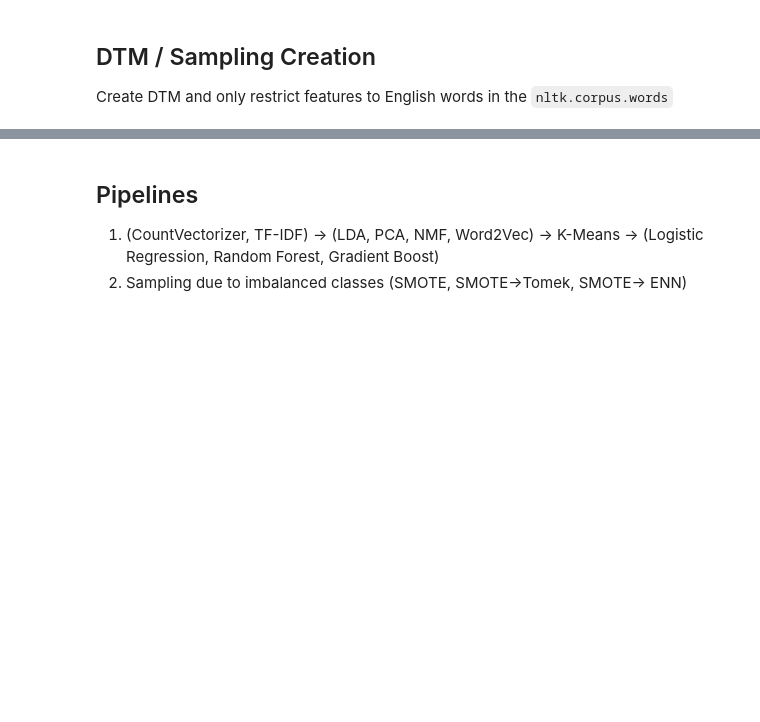
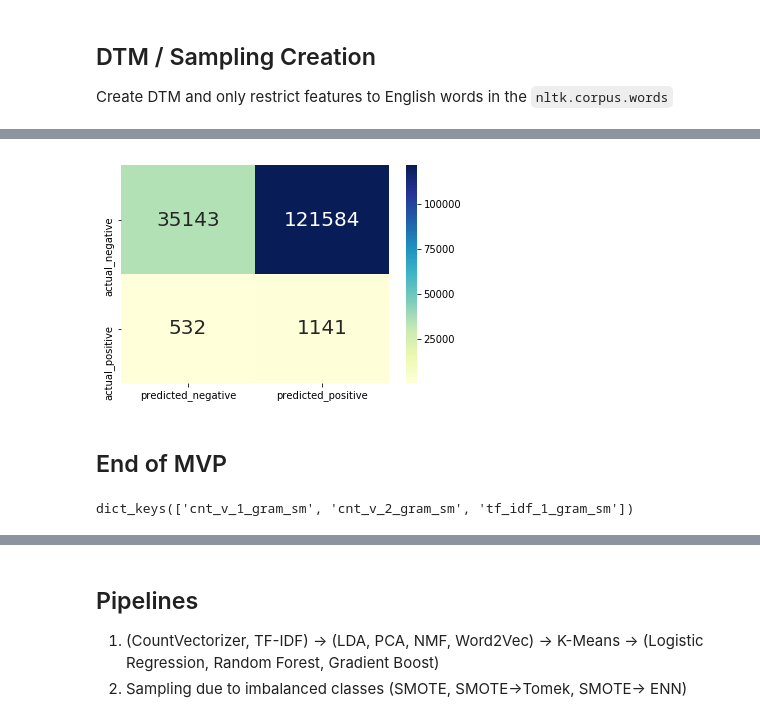
Before and after one commit to jason-sa/amazon_product_trend_classification, a Jupyter notebook: py_files/AmazonReviews.ipynb, the cells around one changed output, grey strips where cells are left out. Saved outputs shown, nothing was run; the diff lists cells and outputs as text; code cells hidden in the pictures; blank space fills up the shorter version.

```diff
--- a/py_files/AmazonReviews.ipynb
+++ b/py_files/AmazonReviews.ipynb
@@ -35,17 +35,17 @@ import AmazonReviews
 ar = AmazonReviews.AmazonReviews()
 
 PATH = '../data/amazon_reviews_us_Toys_v1_00.tsv'
-# ar.load_data(PATH)
+ar.load_data(PATH)
 
-# ar.calc_trend_score()
+ar.calc_trend_score()
 
-# ar.create_observations()
+ar.create_observations()
 
-# # ar.create_train_test_split(train_reduction=.1)
-# ar.create_train_test_split()
+# ar.create_train_test_split(train_reduction=.1)
+ar.create_train_test_split()
 # ar.dump_models()
 
-ar = ar.load_models()
+# ar = ar.load_models()
 # %% [output]
 Read from pickle...
 # %% [markdown]
@@ -111,3 +111,22 @@ pre_process_pipe = imbPipeline([
                           ('sm', SMOTE(random_state=42, n_jobs=-1))])
 
 ar.pre_process_data(pre_process_pipe, 'cnt_v_1_gram_sm')
+# %%
+first_pipe = imbPipeline([
+                          ('lda', LatentDirichletAllocation(         # could I fit on 1 of the 10 folds, and then partial fit
+                                        n_jobs=-1,
+                                        learning_method='online',
+                                        random_state=42)),
+                          ('log_transform', FunctionTransformer(np.log)),
+                          ('ss', StandardScaler()),
+                          ('log_reg', LogisticRegression(random_state=42))])
+
+params = {
+    'lda__n_components': Integer(5, 20),
+    'lda__learning_decay': Real(0.5, 1),
+    'log_reg__C': Categorical([0.001,0.01,0.1,1,10,100])
+}
+
+grid = BayesSearchCV(first_pipe, params, n_jobs=-1, n_iter=20, cv=skf, scoring='precision')
+# %%
+ar.run_model(grid, 'mvp', 'cnt_v_1_gram_sm',sample=.01)
@@ -113,0 +142,4 @@ ar.pre_process_data(pre_process_pipe, 'cnt_v_1_gram_sm')
+# %%
+ar.conf_matrix('mvp')
+# %% [output]
+[figure, added]
@@ -113,0 +148,2 @@ ar.pre_process_data(pre_process_pipe, 'cnt_v_1_gram_sm')
+# %% [markdown]
+## End of MVP
@@ -114,3 +153,7 @@ ar.pre_process_data(pre_process_pipe, 'cnt_v_1_gram_sm')
+# %%
+ar.pre_process_models.keys()
+# %% [output]
+dict_keys(['cnt_v_1_gram_sm', 'cnt_v_2_gram_sm', 'tf_idf_1_gram_sm'])
 # %%
 pre_process_pipe = imbPipeline([
                           ('cnt_v', CountVectorizer(
```
Also changed, not shown: parts of 88 cells of this notebook, 4 other files.
